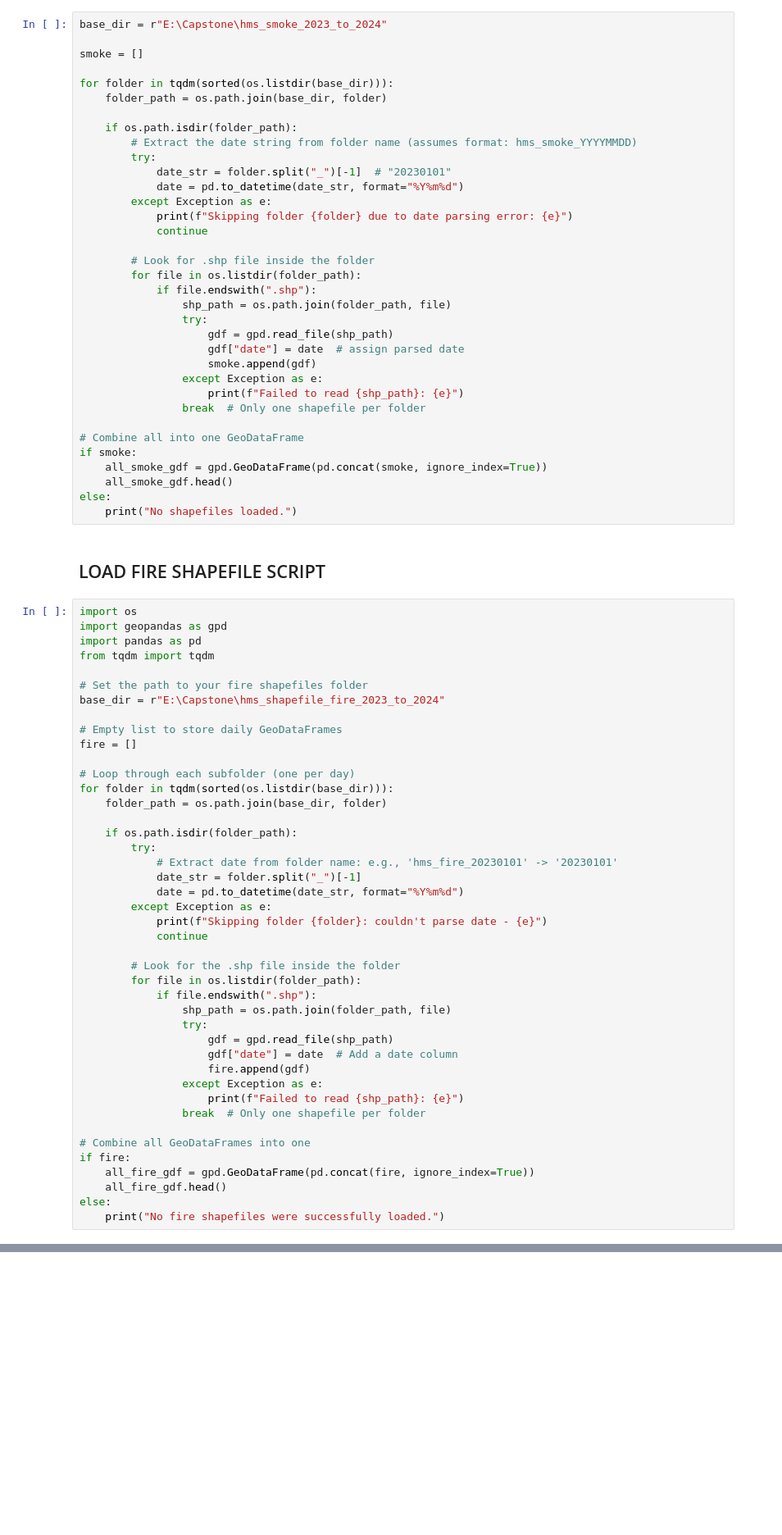
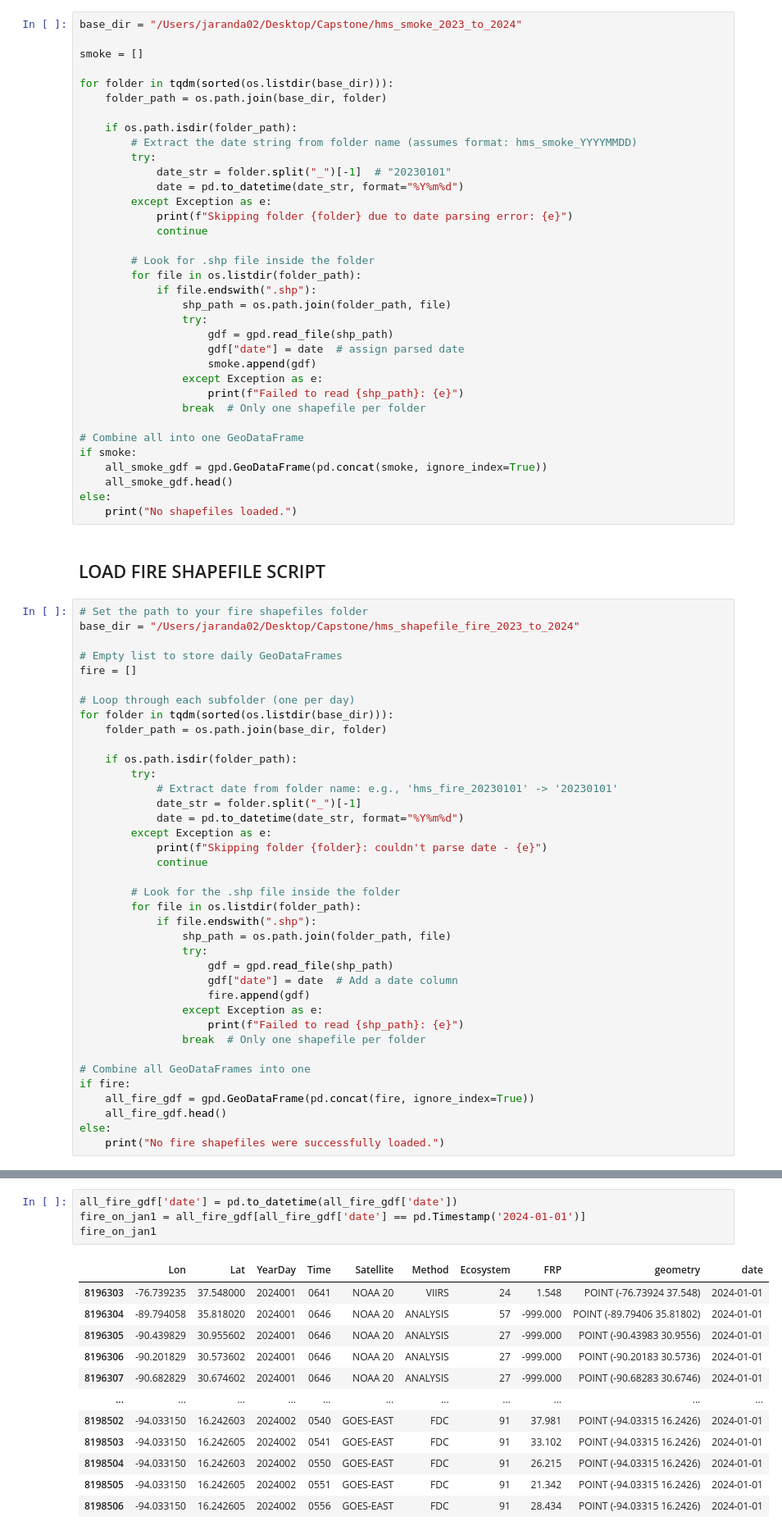
Before and after one commit to txchnothunder/Stats170BSeniorProject, a Jupyter notebook: Capstone.ipynb, the cells around one changed output, grey strips where cells are left out. Shown at 82% size. Saved outputs shown, nothing was run; the diff lists cells and outputs as text; blank space fills up the shorter version.

```diff
--- a/Capstone.ipynb
+++ b/Capstone.ipynb
@@ -66,7 +46,7 @@ import duckdb
 # %% [markdown]
 ## LOAD SMOKE SHAPEFILE SCRIPT
 # %%
-base_dir = r"E:\Capstone\hms_smoke_2023_to_2024"
+base_dir = "/Users/jaranda02/Desktop/Capstone/hms_smoke_2023_to_2024"
 
 smoke = []
 
@@ -103,13 +83,8 @@ else:
 # %% [markdown]
 ## LOAD FIRE SHAPEFILE SCRIPT
 # %%
-import os
-import geopandas as gpd
-import pandas as pd
-from tqdm import tqdm
-
 # Set the path to your fire shapefiles folder
-base_dir = r"E:\Capstone\hms_shapefile_fire_2023_to_2024"
+base_dir = "/Users/jaranda02/Desktop/Capstone/hms_shapefile_fire_2023_to_2024"
 
 # Empty list to store daily GeoDataFrames
 fire = []
@@ -153,0 +165,17 @@ Map(center=[0, 0], controls=(ZoomControl(options=['position', 'zoom_in_text', 'z
+# %%
+all_fire_gdf['date'] = pd.to_datetime(all_fire_gdf['date'])
+fire_on_jan1 = all_fire_gdf[all_fire_gdf['date'] == pd.Timestamp('2024-01-01')]
+fire_on_jan1
+# %% [output]
+|  | Lon | Lat | YearDay | Time | Satellite | Method | Ecosystem | FRP | geometry | date |
+| 8196303 | -76.739235 | 37.548000 | 2024001 | 0641 | NOAA 20 | VIIRS | 24 | 1.548 | POINT (-76.73924 37.548) | 2024-01-01 |
+| 8196304 | -89.794058 | 35.818020 | 2024001 | 0646 | NOAA 20 | ANALYSIS | 57 | -999.000 | POINT (-89.79406 35.81802) | 2024-01-01 |
+| 8196305 | -90.439829 | 30.955602 | 2024001 | 0646 | NOAA 20 | ANALYSIS | 27 | -999.000 | POINT (-90.43983 30.9556) | 2024-01-01 |
+| 8196306 | -90.201829 | 30.573602 | 2024001 | 0646 | NOAA 20 | ANALYSIS | 27 | -999.000 | POINT (-90.20183 30.5736) | 2024-01-01 |
+| 8196307 | -90.682829 | 30.674602 | 2024001 | 0646 | NOAA 20 | ANALYSIS | 27 | -999.000 | POINT (-90.68283 30.6746) | 2024-01-01 |
+| ... | ... | ... | ... | ... | ... | ... | ... | ... | ... | ... |
+| 8198502 | -94.033150 | 16.242603 | 2024002 | 0540 | GOES-EAST | FDC | 91 | 37.981 | POINT (-94.03315 16.2426) | 2024-01-01 |
+| 8198503 | -94.033150 | 16.242605 | 2024002 | 0541 | GOES-EAST | FDC | 91 | 33.102 | POINT (-94.03315 16.2426) | 2024-01-01 |
+| 8198504 | -94.033150 | 16.242603 | 2024002 | 0550 | GOES-EAST | FDC | 91 | 26.215 | POINT (-94.03315 16.2426) | 2024-01-01 |
+| 8198505 | -94.033150 | 16.242605 | 2024002 | 0551 | GOES-EAST | FDC | 91 | 21.342 | POINT (-94.03315 16.2426) | 2024-01-01 |
+| 8198506 | -94.033150 | 16.242605 | 2024002 | 0556 | GOES-EAST | FDC | 91 | 28.434 | POINT (-94.03315 16.2426) | 2024-01-01 |
```
Also changed, not shown: parts of 32 cells of this notebook.
